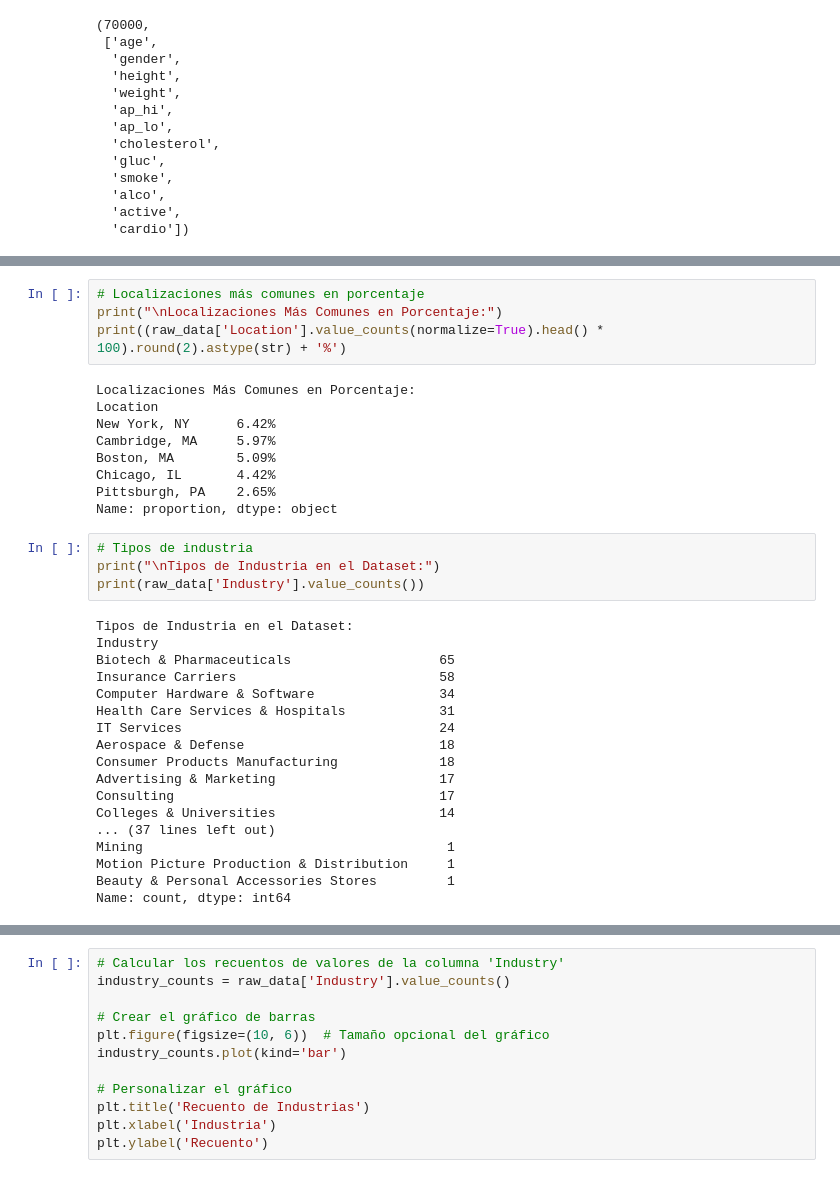
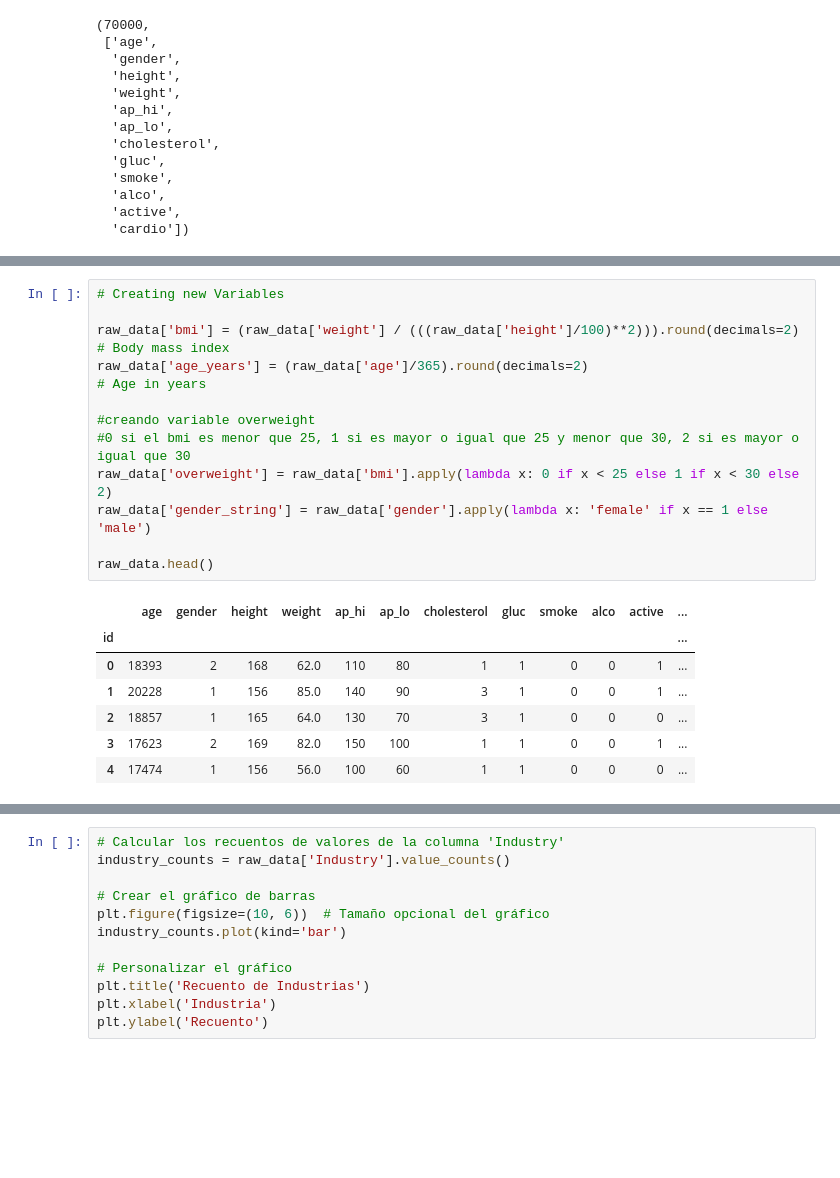
Before and after one commit to ignacionunezG/BI-Cardio-Disease, a Jupyter notebook: Proyecto.ipynb, the cells around one changed output, grey strips where cells are left out. Drawn from its saved outputs; the diff is of its cells as text; blank space fills up the shorter version.

```diff
--- a/Proyecto.ipynb
+++ b/Proyecto.ipynb
@@ -142,35 +112,20 @@ excel: 52.65%
-# %%
-# Localizaciones más comunes en porcentaje
-print("\nLocalizaciones Más Comunes en Porcentaje:")
-print((raw_data['Location'].value_counts(normalize=True).head() * 100).round(2).astype(str) + '%')
-# %% [output]
-Localizaciones Más Comunes en Porcentaje:
-Location
-New York, NY      6.42%
-Cambridge, MA     5.97%
-Boston, MA        5.09%
-Chicago, IL       4.42%
-Pittsburgh, PA    2.65%
-Name: proportion, dtype: object
-# %%
-# Tipos de industria
-print("\nTipos de Industria en el Dataset:")
-print(raw_data['Industry'].value_counts())
-# %% [output]
-Tipos de Industria en el Dataset:
-Industry
-Biotech & Pharmaceuticals                   65
-Insurance Carriers                          58
-Computer Hardware & Software                34
-Health Care Services & Hospitals            31
-IT Services                                 24
-Aerospace & Defense                         18
-Consumer Products Manufacturing             18
-Advertising & Marketing                     17
-Consulting                                  17
-Colleges & Universities                     14
-... (37 lines left out)
-Mining                                       1
-Motion Picture Production & Distribution     1
-Beauty & Personal Accessories Stores         1
-Name: count, dtype: int64
+# %%
+# Creating new Variables
+
+raw_data['bmi'] = (raw_data['weight'] / (((raw_data['height']/100)**2))).round(decimals=2)   # Body mass index
+raw_data['age_years'] = (raw_data['age']/365).round(decimals=2)                               # Age in years
+
+#creando variable overweight
+#0 si el bmi es menor que 25, 1 si es mayor o igual que 25 y menor que 30, 2 si es mayor o igual que 30
+raw_data['overweight'] = raw_data['bmi'].apply(lambda x: 0 if x < 25 else 1 if x < 30 else 2)
+raw_data['gender_string'] = raw_data['gender'].apply(lambda x: 'female' if x == 1 else 'male')
+
+raw_data.head()
+# %% [output]
+|  | age | gender | height | weight | ap_hi | ap_lo | cholesterol | gluc | smoke | alco | active | ... |
+| id |  |  |  |  |  |  |  |  |  |  |  | ... |
+| 0 | 18393 | 2 | 168 | 62.0 | 110 | 80 | 1 | 1 | 0 | 0 | 1 | ... |
+| 1 | 20228 | 1 | 156 | 85.0 | 140 | 90 | 3 | 1 | 0 | 0 | 1 | ... |
+| 2 | 18857 | 1 | 165 | 64.0 | 130 | 70 | 3 | 1 | 0 | 0 | 0 | ... |
+| 3 | 17623 | 2 | 169 | 82.0 | 150 | 100 | 1 | 1 | 0 | 0 | 1 | ... |
+| 4 | 17474 | 1 | 156 | 56.0 | 100 | 60 | 1 | 1 | 0 | 0 | 0 | ... |
```
Also changed, not shown: parts of 7 cells of this notebook.
